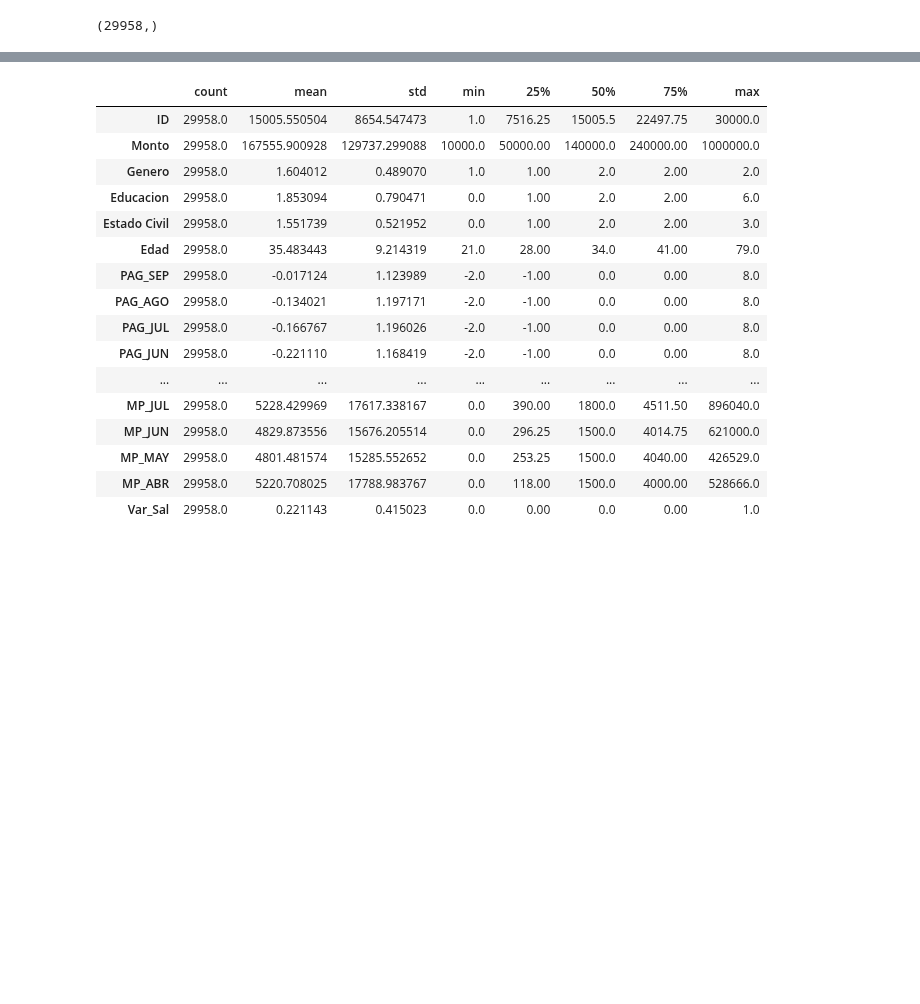
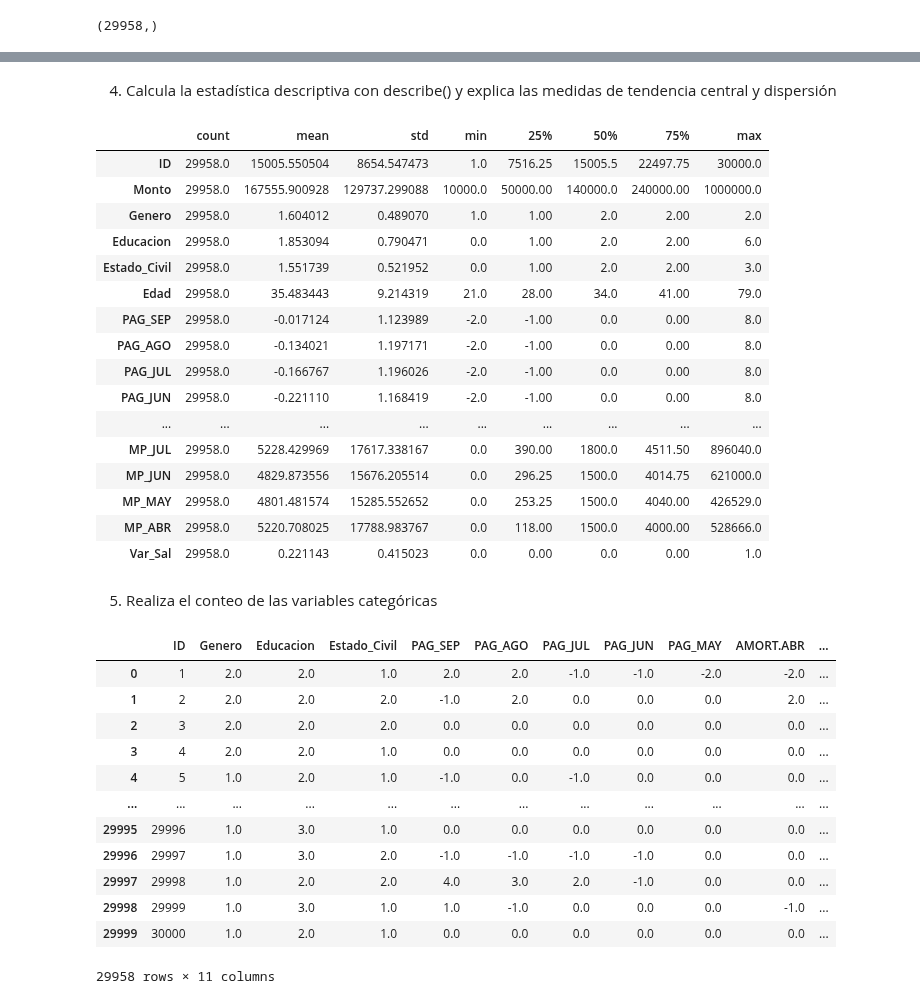
Before and after one commit to PosgradoMNA/actividades-de-aprendizaje-A01793918_HelmyMoreno, a Jupyter notebook: Actividad_Semanal_6_Visualización.ipynb, the cells around one changed output, grey strips where cells are left out. Saved outputs shown, nothing was run; the diff lists cells and outputs as text; code cells hidden in the pictures; blank space fills up the shorter version.

```diff
--- a/Actividad_Semanal_6_Visualización.ipynb
+++ b/Actividad_Semanal_6_Visualización.ipynb
@@ -130,12 +177,14 @@ y.shape
+# %% [markdown]
+4. Calcula la estadística descriptiva con describe() y explica las medidas de tendencia central y dispersión
 # %%
-df.describe().transpose()
+df_pca.describe().transpose()
 # %% [output]
 |  | count | mean | std | min | 25% | 50% | 75% | max |
 | ID | 29958.0 | 15005.550504 | 8654.547473 | 1.0 | 7516.25 | 15005.5 | 22497.75 | 30000.0 |
 | Monto | 29958.0 | 167555.900928 | 129737.299088 | 10000.0 | 50000.00 | 140000.0 | 240000.00 | 1000000.0 |
 | Genero | 29958.0 | 1.604012 | 0.489070 | 1.0 | 1.00 | 2.0 | 2.00 | 2.0 |
 | Educacion | 29958.0 | 1.853094 | 0.790471 | 0.0 | 1.00 | 2.0 | 2.00 | 6.0 |
-| Estado Civil | 29958.0 | 1.551739 | 0.521952 | 0.0 | 1.00 | 2.0 | 2.00 | 3.0 |
+| Estado_Civil | 29958.0 | 1.551739 | 0.521952 | 0.0 | 1.00 | 2.0 | 2.00 | 3.0 |
 | Edad | 29958.0 | 35.483443 | 9.214319 | 21.0 | 28.00 | 34.0 | 41.00 | 79.0 |
 | PAG_SEP | 29958.0 | -0.017124 | 1.123989 | -2.0 | -1.00 | 0.0 | 0.00 | 8.0 |
 | PAG_AGO | 29958.0 | -0.134021 | 1.197171 | -2.0 | -1.00 | 0.0 | 0.00 | 8.0 |
@@ -147,3 +196,22 @@ df.describe().transpose()
 | MP_MAY | 29958.0 | 4801.481574 | 15285.552652 | 0.0 | 253.25 | 1500.0 | 4040.00 | 426529.0 |
 | MP_ABR | 29958.0 | 5220.708025 | 17788.983767 | 0.0 | 118.00 | 1500.0 | 4000.00 | 528666.0 |
 | Var_Sal | 29958.0 | 0.221143 | 0.415023 | 0.0 | 0.00 | 0.0 | 0.00 | 1.0 |
+# %% [markdown]
+5. Realiza el conteo de las variables categóricas
+# %%
+df_cat = df_pca.drop(["Monto", "Edad", "ESTCTA_SEP", "ESTCTA_AGO", "ESTCTA_JUL", "ESTCTA_JUN", "ESTCTA_MAY", "ESTCTA_ABR", "MP_SEP", "MP_AGO", "MP_JUL", "MP_JUN", "MP_MAY", "MP_ABR"], axis = 1)
+df_cat
+# %% [output]
+|  | ID | Genero | Educacion | Estado_Civil | PAG_SEP | PAG_AGO | PAG_JUL | PAG_JUN | PAG_MAY | AMORT.ABR | ... |
+| 0 | 1 | 2.0 | 2.0 | 1.0 | 2.0 | 2.0 | -1.0 | -1.0 | -2.0 | -2.0 | ... |
+| 1 | 2 | 2.0 | 2.0 | 2.0 | -1.0 | 2.0 | 0.0 | 0.0 | 0.0 | 2.0 | ... |
+| 2 | 3 | 2.0 | 2.0 | 2.0 | 0.0 | 0.0 | 0.0 | 0.0 | 0.0 | 0.0 | ... |
+| 3 | 4 | 2.0 | 2.0 | 1.0 | 0.0 | 0.0 | 0.0 | 0.0 | 0.0 | 0.0 | ... |
+| 4 | 5 | 1.0 | 2.0 | 1.0 | -1.0 | 0.0 | -1.0 | 0.0 | 0.0 | 0.0 | ... |
+| ... | ... | ... | ... | ... | ... | ... | ... | ... | ... | ... | ... |
+| 29995 | 29996 | 1.0 | 3.0 | 1.0 | 0.0 | 0.0 | 0.0 | 0.0 | 0.0 | 0.0 | ... |
+| 29996 | 29997 | 1.0 | 3.0 | 2.0 | -1.0 | -1.0 | -1.0 | -1.0 | 0.0 | 0.0 | ... |
+| 29997 | 29998 | 1.0 | 2.0 | 2.0 | 4.0 | 3.0 | 2.0 | -1.0 | 0.0 | 0.0 | ... |
+| 29998 | 29999 | 1.0 | 3.0 | 1.0 | 1.0 | -1.0 | 0.0 | 0.0 | 0.0 | -1.0 | ... |
+| 29999 | 30000 | 1.0 | 2.0 | 1.0 | 0.0 | 0.0 | 0.0 | 0.0 | 0.0 | 0.0 | ... |
+29958 rows × 11 columns
```
Also changed, not shown: parts of 23 cells of this notebook.
